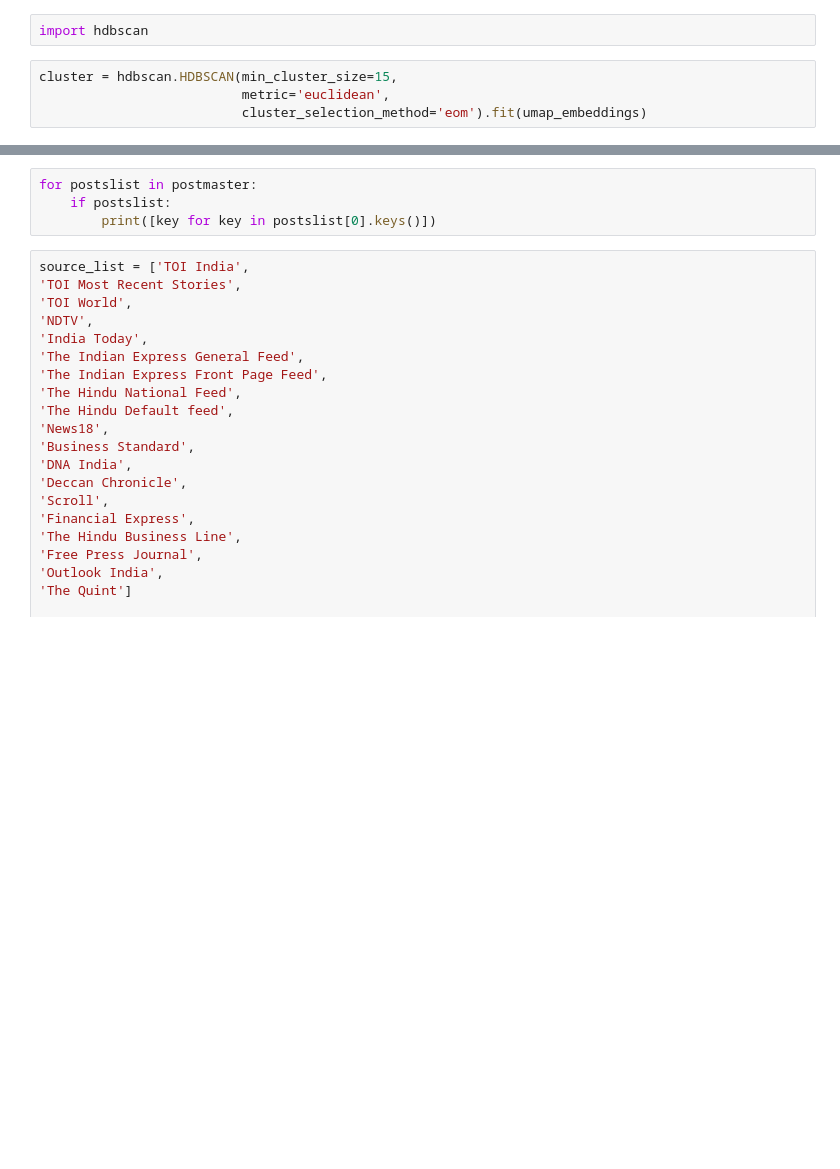
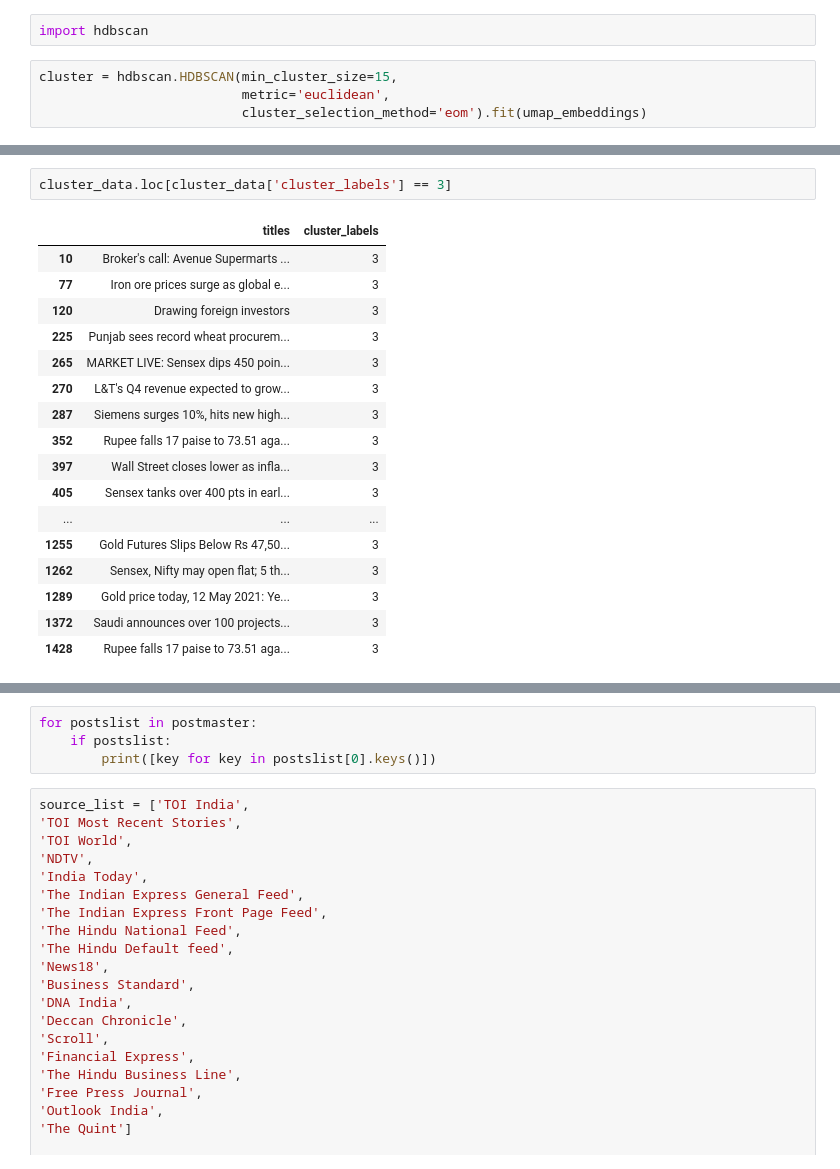
Before and after one commit to yojuna/grounded_news, a Jupyter notebook: draft_notebook.ipynb, the cells around one changed output, grey strips where cells are left out. Cells and saved outputs as stored; diff of their text form; blank space fills up the shorter version.

```diff
--- a/draft_notebook.ipynb
+++ b/draft_notebook.ipynb
@@ -102,0 +234,20 @@ cluster.condensed_tree_.plot()
+# %%
+cluster_data.loc[cluster_data['cluster_labels'] == 3]
+# %% [output]
+|  | titles | cluster_labels |
+| 10 | Broker's call: Avenue Supermarts ... | 3 |
+| 77 | Iron ore prices surge as global e... | 3 |
+| 120 | Drawing foreign investors | 3 |
+| 225 | Punjab sees record wheat procurem... | 3 |
+| 265 | MARKET LIVE: Sensex dips 450 poin... | 3 |
+| 270 | L&T's Q4 revenue expected to grow... | 3 |
+| 287 | Siemens surges 10%, hits new high... | 3 |
+| 352 | Rupee falls 17 paise to 73.51 aga... | 3 |
+| 397 | Wall Street closes lower as infla... | 3 |
+| 405 | Sensex tanks over 400 pts in earl... | 3 |
+| ... | ... | ... |
+| 1255 | Gold Futures Slips Below Rs 47,50... | 3 |
+| 1262 | Sensex, Nifty may open flat; 5 th... | 3 |
+| 1289 | Gold price today, 12 May 2021: Ye... | 3 |
+| 1372 | Saudi announces over 100 projects... | 3 |
+| 1428 | Rupee falls 17 paise to 73.51 aga... | 3 |
```
Also changed, not shown: parts of 21 cells of this notebook.
